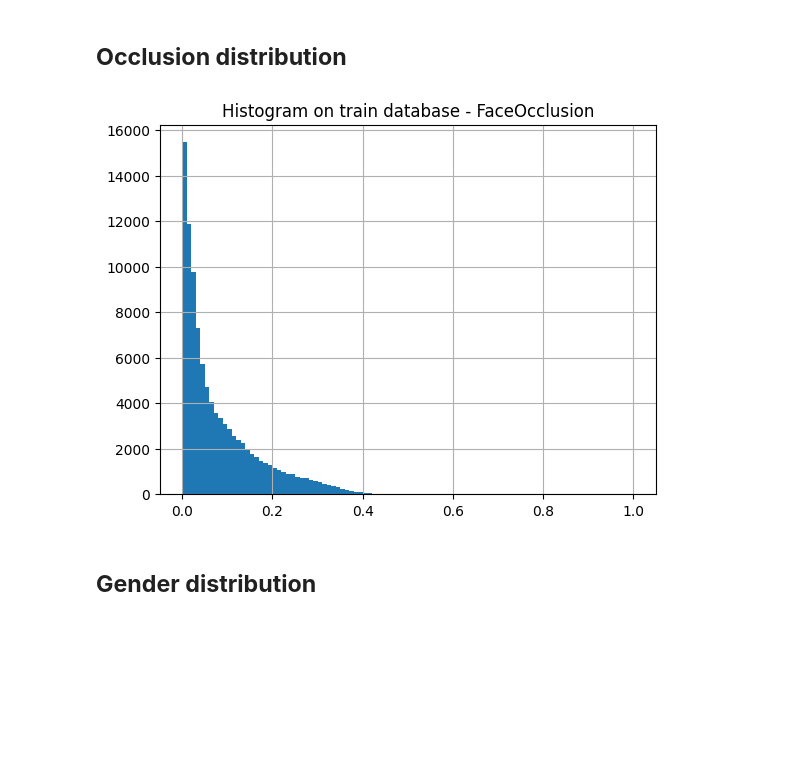
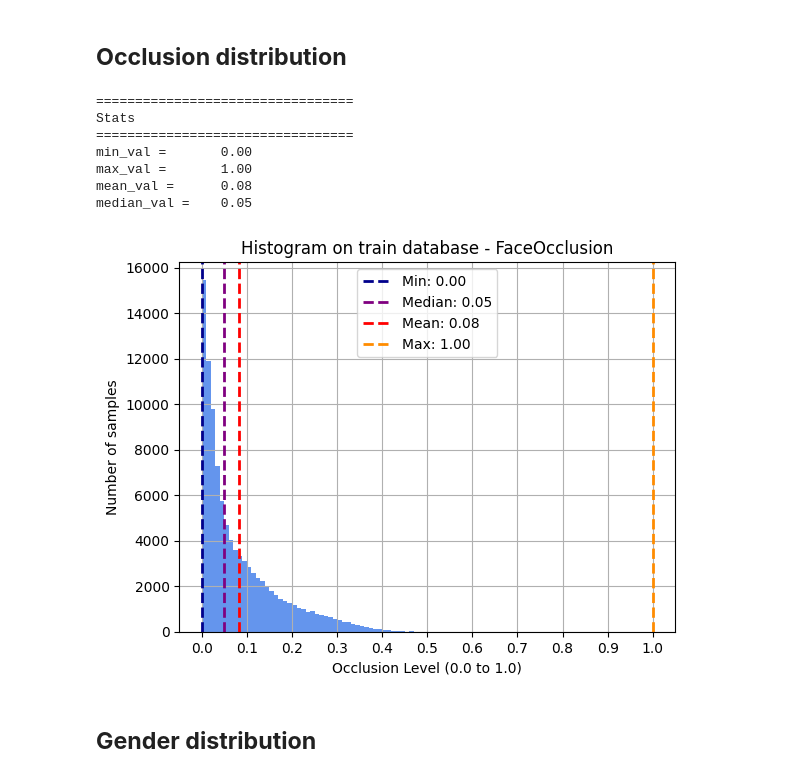
Before and after one commit to odelacruz-fierro/data-challenge-idemia, a Jupyter notebook: eda.ipynb, the cells around one changed output. Saved outputs shown, nothing was run; the diff lists cells and outputs as text; code cells hidden in the pictures; blank space fills up the shorter version.

```diff
--- a/eda.ipynb
+++ b/eda.ipynb
@@ -80,12 +82,50 @@ memory usage: 234.3 KB
 # %% [markdown]
 ## **Occlusion distribution**
 # %%
-hist_occlusion = df_train.hist(column = ['FaceOcclusion'], bins = 100)
-hist_occlusion[0,0].set_title("Histogram on train database - FaceOcclusion")
+min_val = df_train['FaceOcclusion'].min()
+max_val = df_train['FaceOcclusion'].max()
+mean_val = df_train['FaceOcclusion'].mean()
+median_val = df_train['FaceOcclusion'].median()
+
+print("=================================")
+print("Stats")
+print("=================================")
+print(f"min_val =\t{min_val:.2f}")
+print(f"max_val =\t{max_val:.2f}")
+print(f"mean_val =\t{mean_val:.2f}")
+print(f"median_val =\t{median_val:.2f}")
+print()
+
+
+hist_occlusion = df_train.hist(column = ['FaceOcclusion'], bins = 100, color='cornflowerblue')
+
+ax = hist_occlusion[0,0]
+ax.set_title(f"Histogram on train database - FaceOcclusion")
+
+# Add vertical lines
+ax.axvline(min_val, color='#00008B', linestyle='dashed', linewidth=2, label=f'Min: {min_val:.2f}')
+ax.axvline(median_val, color= '#800080', linestyle='dashed', linewidth=2, label=f'Median: {median_val:.2f}')
+ax.axvline(mean_val, color='#FF0000', linestyle='dashed', linewidth=2, label=f'Mean: {mean_val:.2f}')
+ax.axvline(max_val, color='#FF8C00', linestyle='dashed', linewidth=2, label=f'Max: {max_val:.2f}')
+
+# Set horizontal axis units
+ax.set_xticks(np.arange(0, 1.1, 0.1))
+ax.set_ylabel("Number of samples")
+ax.set_xlabel("Occlusion Level (0.0 to 1.0)")
+ax.legend()
+
+
 plt.savefig('report/figures/occlusion_distribution.pdf', bbox_inches='tight')
 plt.show()
 # %% [output]
+=================================
+Stats
+=================================
+min_val =       0.00
+max_val =       1.00
+mean_val =      0.08
+median_val =    0.05
-[figure, old version]
+[figure, new version]
 # %% [markdown]
 ## **Gender distribution**
 # %%
```
Also changed, not shown: parts of 3 cells of this notebook, 5 other files.
